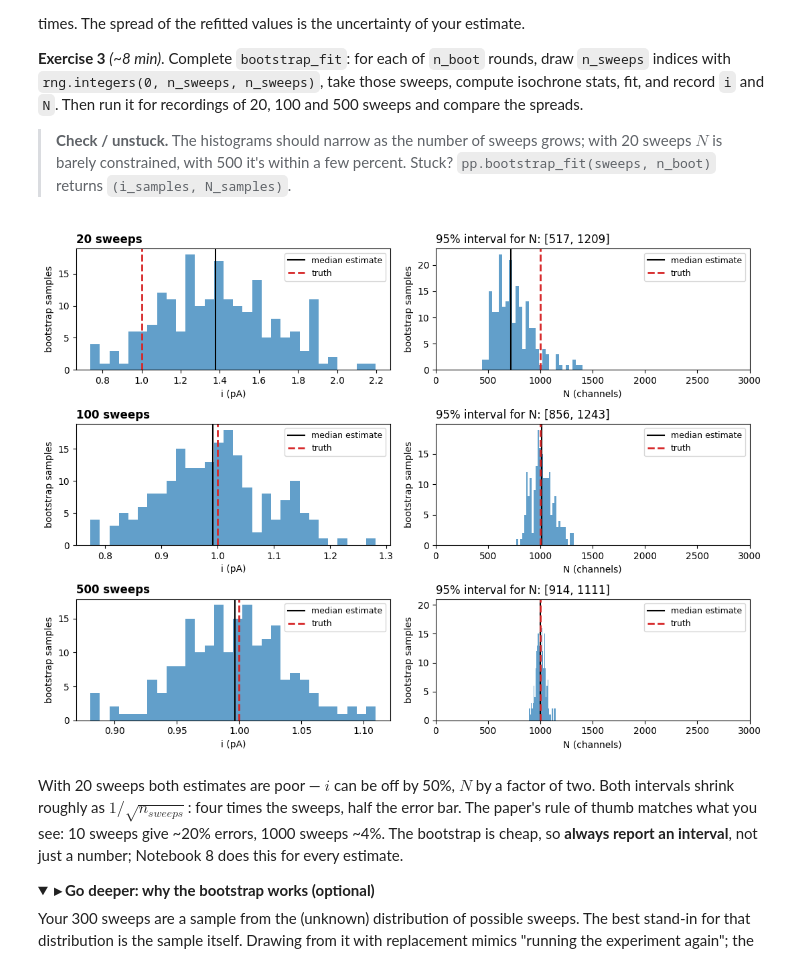
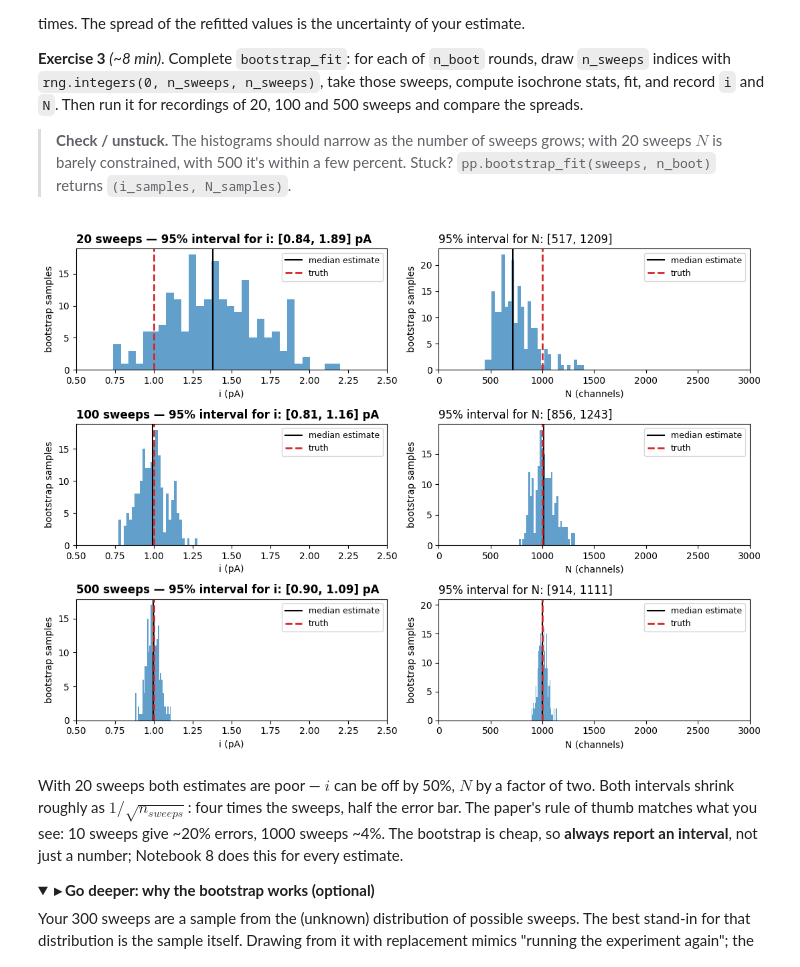
Before and after one commit to stootoon/swc-en-2026, a Jupyter notebook: ephys-one/notebooks/04_imperfect_recordings_solutions.ipynb, the cells around one changed output. Drawn from its saved outputs; the diff is of its cells as text; code cells hidden in the pictures; folded sections open.

Commit message:
ephys-one NB4: shared x-axis on the bootstrap histograms so the shrinking interval is visible
Co-Authored-By: Claude Fable 5.1 <noreply@anthropic.com>

```diff
--- a/ephys-one/notebooks/04_imperfect_recordings_solutions.ipynb
+++ b/ephys-one/notebooks/04_imperfect_recordings_solutions.ipynb
@@ -194,27 +194,28 @@ compute isochrone stats, fit, and record `i` and `N`. Then run it for recordings
 # %%
 def bootstrap_fit(sweeps, n_boot=200, rng=None):
     rng = np.random.default_rng(rng)
     n = sweeps.shape[0]
     i_s, N_s = np.empty(n_boot), np.empty(n_boot)
     for b in range(n_boot):
         idx = rng.integers(0, n, n)
         m, v = pp.isochrone_stats(sweeps[idx])
         f = pp.fit_parabola(m, v)
         i_s[b], N_s[b] = f.i, f.N
     return i_s, N_s
 
 fig, axes = plt.subplots(3, 2, figsize=(11, 8))
 for row, n_sw in zip(axes, [20, 100, 500]):
     e = pp.make_experiment(N=1000, i=1.0, n_sweeps=n_sw, seed=7)
     i_s, N_s = bootstrap_fit(e.sweeps, n_boot=200, rng=0)
     pp.plotting.plot_bootstrap(i_s, N_s, truth=e.truth, axes=row)
     lo, hi = np.percentile(N_s[np.isfinite(N_s)], [2.5, 97.5])
-    row[0].set_title(f"{n_sw} sweeps", loc="left", fontweight="bold")
+    ilo, ihi = np.percentile(i_s, [2.5, 97.5])
+    row[0].set_title(f"{n_sw} sweeps — 95% interval for i: [{ilo:.2f}, {ihi:.2f}] pA", loc="left", fontweight="bold")
     row[1].set_title(f"95% interval for N: [{lo:.0f}, {hi:.0f}]", loc="left")
-    row[1].set_xlim(0, 3000)
+    row[0].set_xlim(0.5, 2.5); row[1].set_xlim(0, 3000)          # shared axes so the shrinking is visible
 plt.tight_layout(); plt.show()
 # %% [output]
-[figure, old version]
+[figure, new version]
 # %% [markdown]
 With 20 sweeps both estimates are poor — $i$ can be off by 50%, $N$ by a factor of two.
 Both intervals shrink roughly as $1/\sqrt{n_{sweeps}}$: four times the sweeps, half
```
Also changed, not shown: 2 other files.
